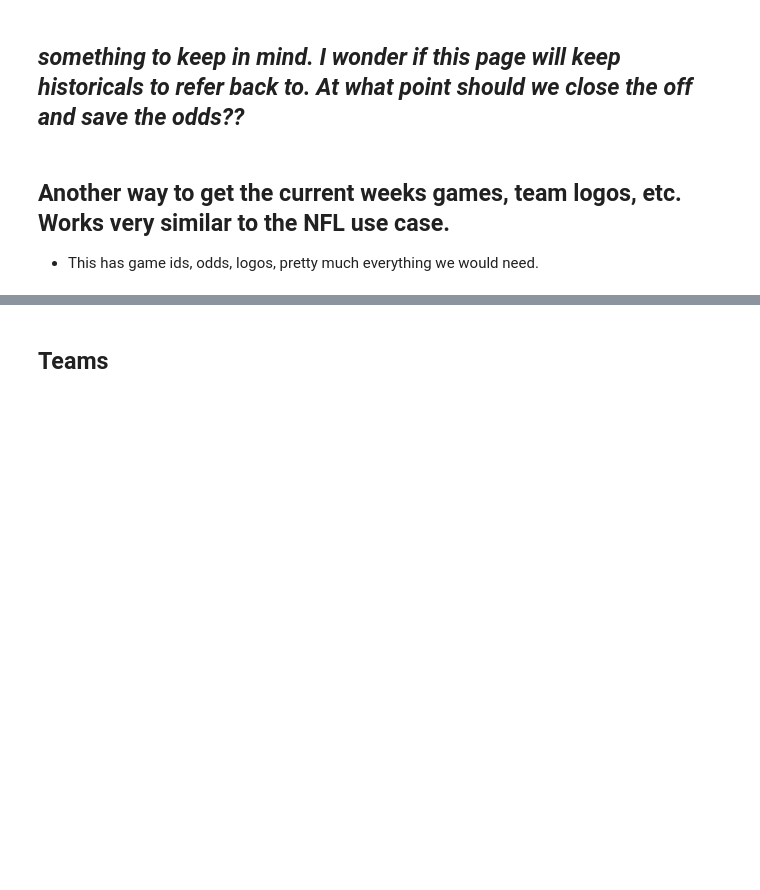
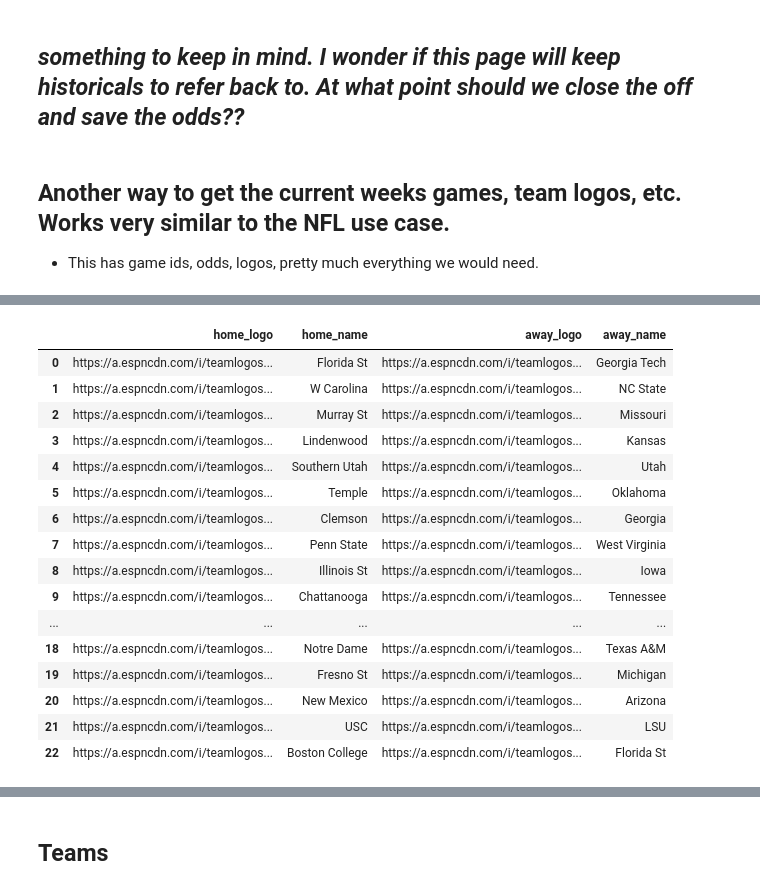
Before and after one commit to lawson-roberts/historical-odds-analysis, a Jupyter notebook: ncaa_odds_crawler.ipynb, the cells around one changed output, grey strips where cells are left out. Drawn from its saved outputs; the diff is of its cells as text; code cells hidden in the pictures; blank space fills up the shorter version.

```diff
--- a/ncaa_odds_crawler.ipynb
+++ b/ncaa_odds_crawler.ipynb
@@ -48,7 +57,14 @@ Odds Count 288
 # %%
 # make get request to this url https://site.web.api.espn.com/apis/v2/scoreboard/header?sport=football&league=college-football&region=us&lang=en&contentorigin=espn&buyWindow=1m&showAirings=buy%2Clive%2Creplay&showZipLookup=true&tz=America%2FNew_York
 # get the data from the response. I found this url by inspecting the network tab in the browser
-response = requests.get('https://site.web.api.espn.com/apis/v2/scoreboard/header?sport=football&league=college-football&region=us&lang=en&contentorigin=espn&buyWindow=1m&showAirings=buy%2Clive%2Creplay&showZipLookup=true&tz=America%2FNew_York')
+
+url = 'https://site.web.api.espn.com/apis/v2/scoreboard/header?sport=football&league=college-football&region=us&lang=en&contentorigin=espn&buyWindow=1m&showAirings=buy%2Clive%2Creplay&showZipLookup=true&tz=America%2FNew_York'
+
+response = requests.get(url)
+
+# response_text = json.loads(response.text)
+# espn_api_df = json_normalize(response_text['sports'], ['leagues', 'events'])
+# print(len(espn_api_df))
 # %%
 response.json()
 # %% [output]
@@ -71,0 +72,6 @@ response.json()
+# %%
+response_text = json.loads(response.text)
+espn_api_df = json_normalize(response_text['sports'], ['leagues', 'events'])
+print(len(espn_api_df))
+col_list = espn_api_df.columns
+print(col_list)
@@ -71,0 +90,4 @@ response.json()
+# %%
+norm1 = json_normalize(espn_api_df['competitors'])
+norm1.columns = ['home', 'away']
+norm1
@@ -71,0 +112,4 @@ response.json()
+# %%
+home_meta = json_normalize(norm1['home'])
+away_meta = json_normalize(norm1['away'])
+away_meta.head()
@@ -71,0 +123,22 @@ response.json()
+# %%
+logos = pd.concat([home_meta[['logo', 'name']], away_meta[['logo', 'name']]], axis=1)
+logos.columns = ['home_logo', 'home_name', 'away_logo', 'away_name']
+logos
+# %% [output]
+|  | home_logo | home_name | away_logo | away_name |
+| 0 | https://a.espncdn.com/i/teamlogos... | Florida St | https://a.espncdn.com/i/teamlogos... | Georgia Tech |
+| 1 | https://a.espncdn.com/i/teamlogos... | W Carolina | https://a.espncdn.com/i/teamlogos... | NC State |
+| 2 | https://a.espncdn.com/i/teamlogos... | Murray St | https://a.espncdn.com/i/teamlogos... | Missouri |
+| 3 | https://a.espncdn.com/i/teamlogos... | Lindenwood | https://a.espncdn.com/i/teamlogos... | Kansas |
+| 4 | https://a.espncdn.com/i/teamlogos... | Southern Utah | https://a.espncdn.com/i/teamlogos... | Utah |
+| 5 | https://a.espncdn.com/i/teamlogos... | Temple | https://a.espncdn.com/i/teamlogos... | Oklahoma |
+| 6 | https://a.espncdn.com/i/teamlogos... | Clemson | https://a.espncdn.com/i/teamlogos... | Georgia |
+| 7 | https://a.espncdn.com/i/teamlogos... | Penn State | https://a.espncdn.com/i/teamlogos... | West Virginia |
+| 8 | https://a.espncdn.com/i/teamlogos... | Illinois St | https://a.espncdn.com/i/teamlogos... | Iowa |
+| 9 | https://a.espncdn.com/i/teamlogos... | Chattanooga | https://a.espncdn.com/i/teamlogos... | Tennessee |
+| ... | ... | ... | ... | ... |
+| 18 | https://a.espncdn.com/i/teamlogos... | Notre Dame | https://a.espncdn.com/i/teamlogos... | Texas A&M |
+| 19 | https://a.espncdn.com/i/teamlogos... | Fresno St | https://a.espncdn.com/i/teamlogos... | Michigan |
+| 20 | https://a.espncdn.com/i/teamlogos... | New Mexico | https://a.espncdn.com/i/teamlogos... | Arizona |
+| 21 | https://a.espncdn.com/i/teamlogos... | USC | https://a.espncdn.com/i/teamlogos... | LSU |
+| 22 | https://a.espncdn.com/i/teamlogos... | Boston College | https://a.espncdn.com/i/teamlogos... | Florida St |
```
Also changed, not shown: parts of 10 cells of this notebook, 3 other files.
